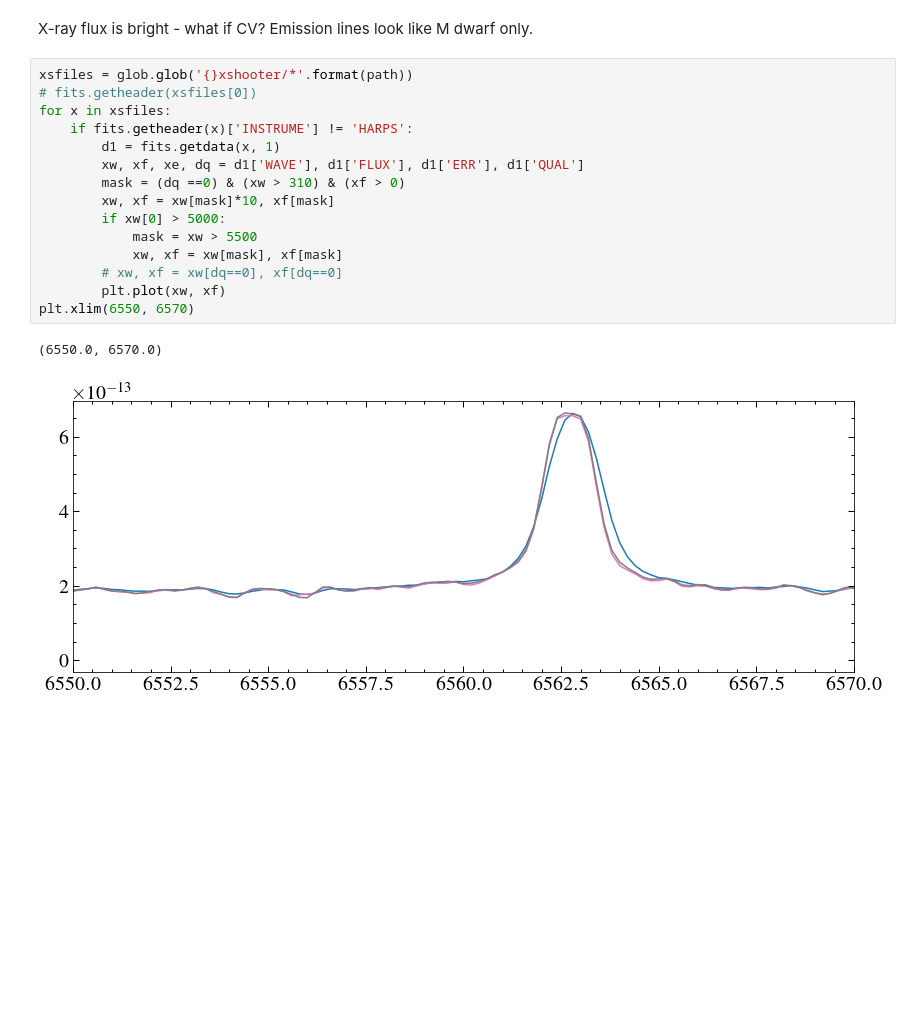
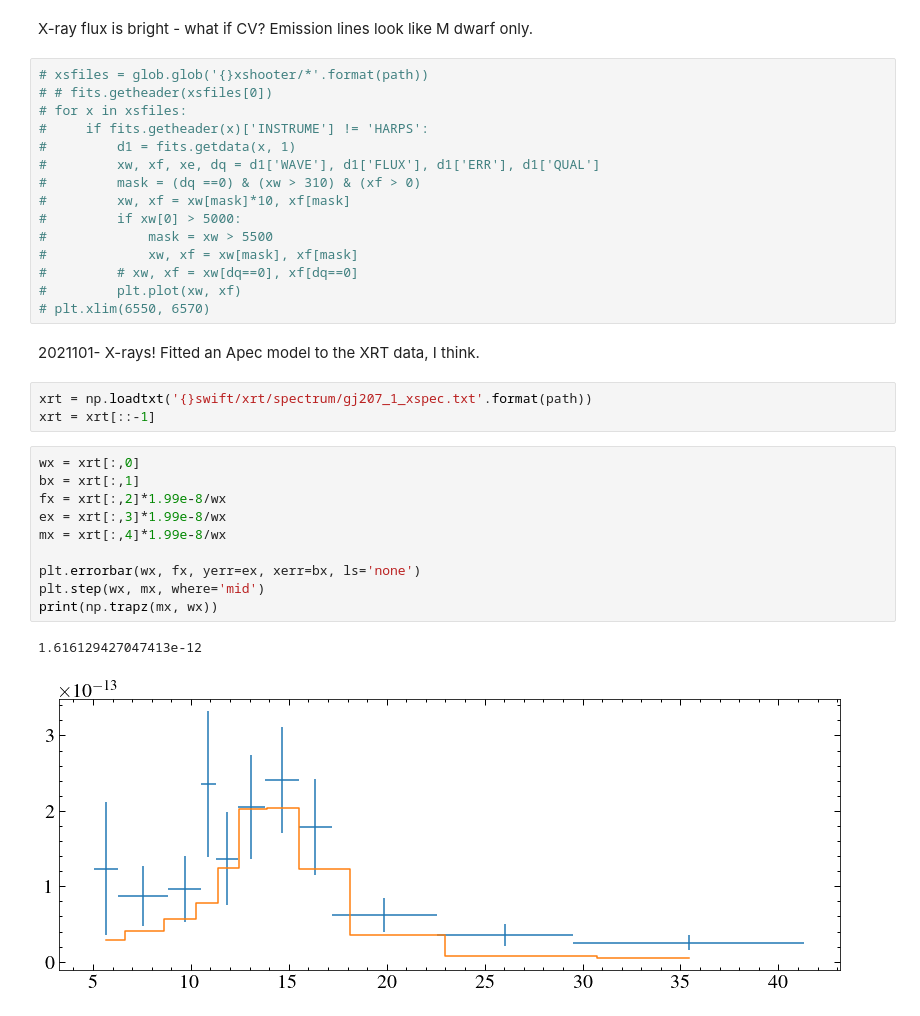
Before and after one commit to davidjwilson/gj207.1, a Jupyter notebook: gj207.1_pt2.ipynb, the cells around one changed output. Cells and saved outputs as stored; diff of their text form; blank space fills up the shorter version.

```diff
--- a/gj207.1_pt2.ipynb
+++ b/gj207.1_pt2.ipynb
@@ -441,20 +442,35 @@ plt.savefig('plots/gj207-1_phot.pdf', dpi=150)
 # %% [markdown]
 X-ray flux is bright - what if CV? Emission lines look like M dwarf only.
 # %%
-xsfiles = glob.glob('{}xshooter/*'.format(path))
-# fits.getheader(xsfiles[0])
-for x in xsfiles:
-    if fits.getheader(x)['INSTRUME'] != 'HARPS':
-        d1 = fits.getdata(x, 1)
-        xw, xf, xe, dq = d1['WAVE'], d1['FLUX'], d1['ERR'], d1['QUAL']
-        mask = (dq ==0) & (xw > 310) & (xf > 0)
-        xw, xf = xw[mask]*10, xf[mask]
-        if xw[0] > 5000:
-            mask = xw > 5500
-            xw, xf = xw[mask], xf[mask]
-        # xw, xf = xw[dq==0], xf[dq==0]
-        plt.plot(xw, xf)
-plt.xlim(6550, 6570)
+# xsfiles = glob.glob('{}xshooter/*'.format(path))
+# # fits.getheader(xsfiles[0])
+# for x in xsfiles:
+#     if fits.getheader(x)['INSTRUME'] != 'HARPS':
+#         d1 = fits.getdata(x, 1)
+#         xw, xf, xe, dq = d1['WAVE'], d1['FLUX'], d1['ERR'], d1['QUAL']
+#         mask = (dq ==0) & (xw > 310) & (xf > 0)
+#         xw, xf = xw[mask]*10, xf[mask]
+#         if xw[0] > 5000:
+#             mask = xw > 5500
+#             xw, xf = xw[mask], xf[mask]
+#         # xw, xf = xw[dq==0], xf[dq==0]
+#         plt.plot(xw, xf)
+# plt.xlim(6550, 6570)
-# %% [output]
-(6550.0, 6570.0)
-[figure, removed]
+# %% [markdown]
+2021101- X-rays! Fitted an Apec model to the XRT data, I think.
+# %%
+xrt = np.loadtxt('{}swift/xrt/spectrum/gj207_1_xspec.txt'.format(path))
+xrt = xrt[::-1]
+# %%
+wx = xrt[:,0]
+bx = xrt[:,1]
+fx = xrt[:,2]*1.99e-8/wx
+ex = xrt[:,3]*1.99e-8/wx
+mx = xrt[:,4]*1.99e-8/wx
+
+plt.errorbar(wx, fx, yerr=ex, xerr=bx, ls='none')
+plt.step(wx, mx, where='mid')
+print(np.trapz(mx, wx))
+# %% [output]
+1.616129427047413e-12
+[figure, added]
```
Also changed, not shown: parts of 12 cells of this notebook, 9 other files.
